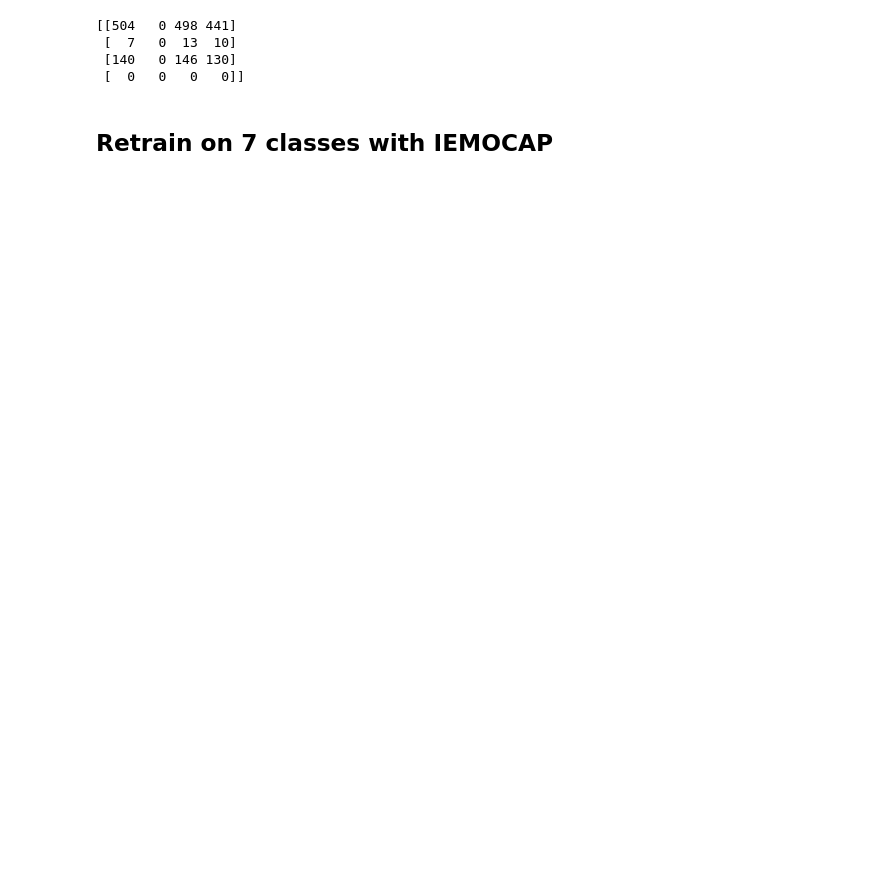
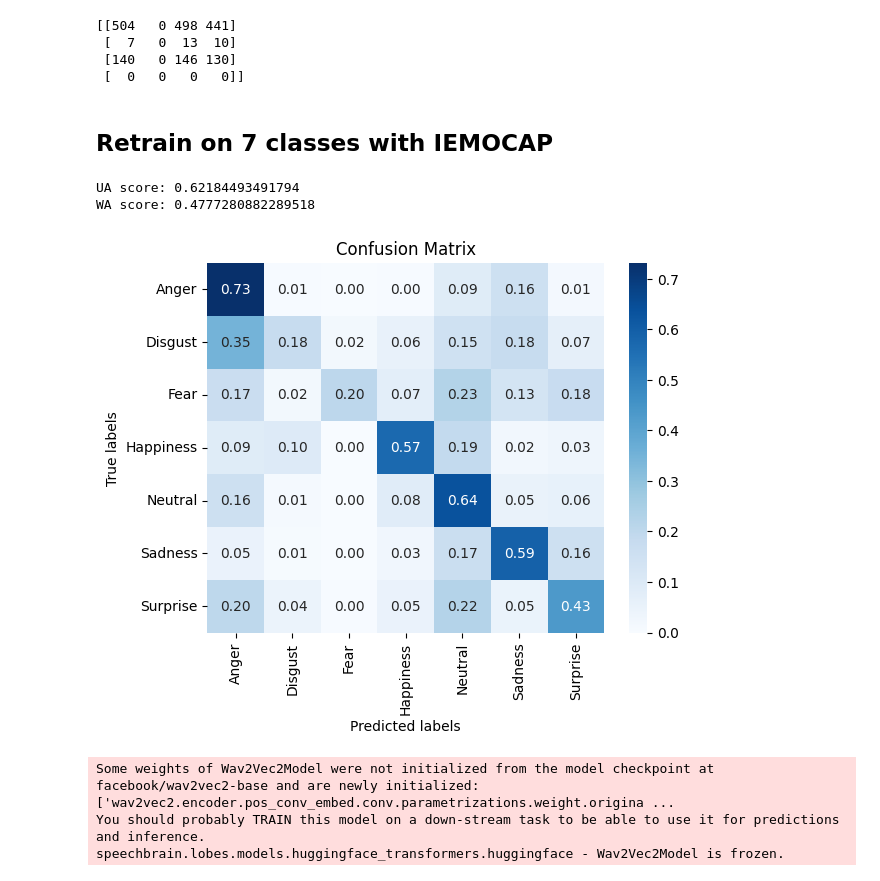
Before and after one commit to rosielab/BERSt, a Jupyter notebook: speech_brain/benchmark.ipynb, the cells around one changed output. Saved outputs shown, nothing was run; the diff lists cells and outputs as text; code cells hidden in the pictures; blank space fills up the shorter version.

Commit message:
add 7 class training

```diff
--- a/speech_brain/benchmark.ipynb
+++ b/speech_brain/benchmark.ipynb
@@ -100,3 +103,44 @@ print(cf_matrix)
  [  0   0   0   0]]
 # %% [markdown]
 ## Retrain on 7 classes with IEMOCAP
+# %%
+iemocap_0_results_7 = pd.read_csv('recipes/IEMOCAP/emotion_recognition/iemocap_7_class_session_0.csv')
+iemocap_1_results_7 = pd.read_csv('recipes/IEMOCAP/emotion_recognition/iemocap_7_class_session_1.csv')
+iemocap_2_results_7 = pd.read_csv('recipes/IEMOCAP/emotion_recognition/iemocap_7_class_session_2.csv')
+iemocap_3_results_7 = pd.read_csv('recipes/IEMOCAP/emotion_recognition/iemocap_7_class_session_3.csv')
+iemocap_4_results_7 = pd.read_csv('recipes/IEMOCAP/emotion_recognition/iemocap_7_class_session_4.csv')
+
+combined_iemocap_results_7 = pd.concat([iemocap_0_results_7, iemocap_1_results_7, iemocap_2_results_7, iemocap_3_results_7, iemocap_4_results_7])
+# %%
+print(f"UA score: {accuracy_score(combined_iemocap_results_7['affect'], combined_iemocap_results_7['predictions'])}")
+print(f"WA score: {balanced_accuracy_score(combined_iemocap_results_7['affect'], combined_iemocap_results_7['predictions'])}")
+# %% [output]
+UA score: 0.62184493491794
+WA score: 0.4777280882289518
+# %%
+cf_matrix = confusion_matrix(combined_iemocap_results_7['affect'], combined_iemocap_results_7['predictions'])
+cf_matrix_normal = cf_matrix.astype('float') / cf_matrix.sum(axis=1)[:, np.newaxis]
+# %%
+class_names = ['Anger', 'Disgust', 'Fear', 'Happiness', 'Neutral', 'Sadness', 'Surprise']
+
+sns.heatmap(cf_matrix_normal, annot=True, fmt='.2f', cmap="Blues", xticklabels=class_names, yticklabels=class_names)
+
+# Add labels to the heatmap
+plt.xlabel('Predicted labels')
+plt.ylabel('True labels')
+plt.title('Confusion Matrix')
+plt.show()
+# %% [output]
+[figure, added]
+# %%
+classifier = foreign_class(
+    source="/home/paige/Documents/BERST/speech_brain/results_3/train_with_wav2vec2/1993/save/CKPT+2024-07-12+01-19-59+00",
+    pymodule_file="/home/paige/Documents/BERST/speech_brain/recipes/IEMOCAP/emotion_recognition/custom_interface.py",
+    hparams_file="/home/paige/Documents/BERST/speech_brain/recipes/IEMOCAP/emotion_recognition/hparams/inference_7.yaml",
+    classname="CustomEncoderWav2vec2Classifier",
+    savedir="/home/paige/Documents/BERST/speech_brain/results_3/train_with_wav2vec2/1993/save/CKPT+2024-07-12+01-19-59+00"
+)
+# %% [output]
+Some weights of Wav2Vec2Model were not initialized from the model checkpoint at facebook/wav2vec2-base and are newly initialized: ['wav2vec2.encoder.pos_conv_embed.conv.parametrizations.weight.origina ...
+You should probably TRAIN this model on a down-stream task to be able to use it for predictions and inference.
+speechbrain.lobes.models.huggingface_transformers.huggingface - Wav2Vec2Model is frozen.
```
Also changed, not shown: parts of 25 cells of this notebook, 4 other files.
